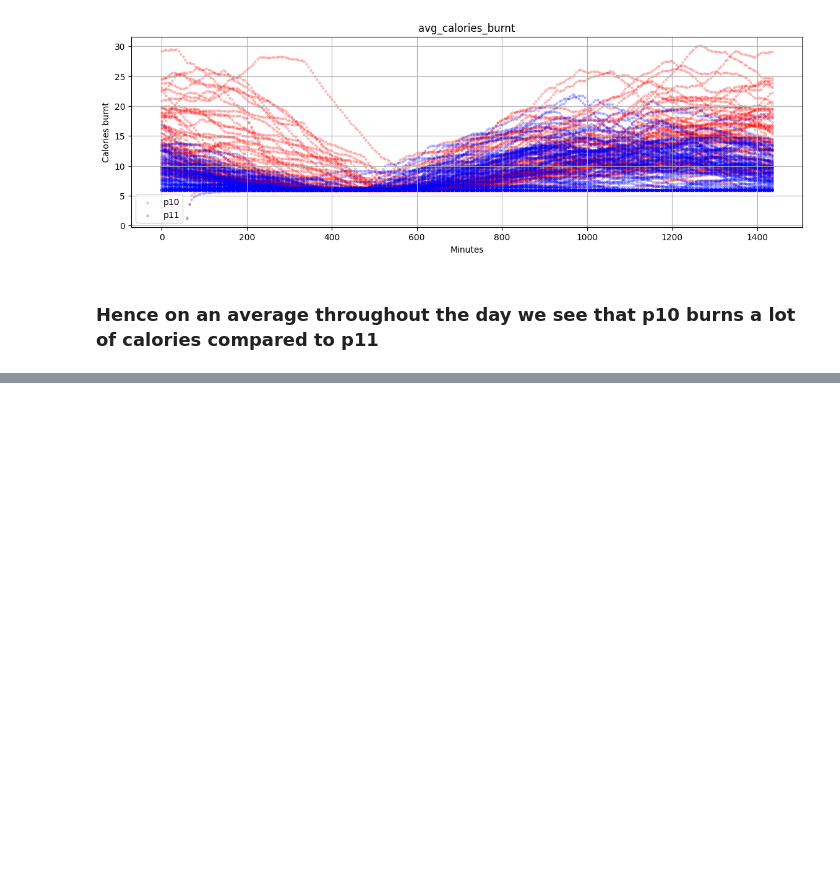
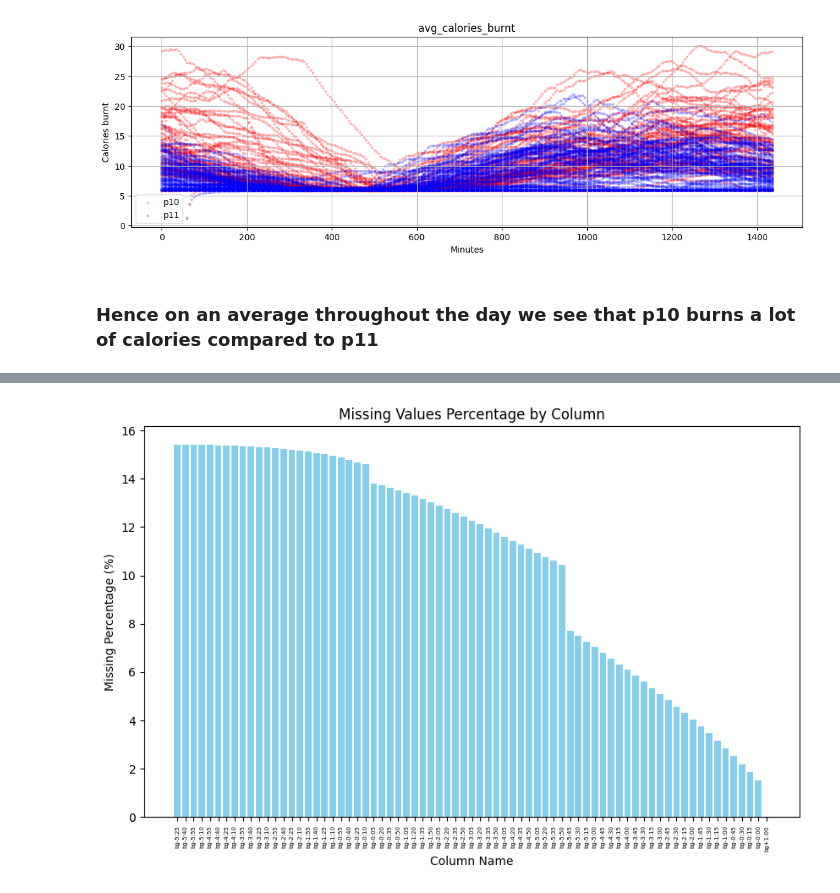
Before and after one commit to bhowmick1993/blood_glucose_prediction, a Jupyter notebook: src/notebooks/ab-brist1d-bgp-eda.ipynb, the cells around one changed output, grey strips where cells are left out. Cells and saved outputs as stored; diff of their text form; code cells hidden in the pictures; blank space fills up the shorter version.

```diff
--- a/src/notebooks/ab-brist1d-bgp-eda.ipynb
+++ b/src/notebooks/ab-brist1d-bgp-eda.ipynb
@@ -473,0 +481,15 @@ See the caveats in the documentation: https://pandas.pydata.org/pandas-docs/stab
+# %%
+# get the missing values column wise and plot them
+bg_columns = train_csv.filter(regex='^bg')
+missing_values = bg_columns.isnull().sum()
+total_rows = bg_columns.shape[0]
+missing_percentage = (missing_values / total_rows) * 100
+
+results_df = pd.DataFrame({'Column': missing_values.index,
+                          'Missing Values': missing_values.values,
+                          'Missing Percentage (%)': missing_percentage.values})
+
+results_df = results_df.sort_values(by='Missing Percentage (%)', ascending=False)
+mean_missing_values_bg = results_df["Missing Percentage (%)"].mean()
+print("Mean missing values : ", mean_missing_values_bg)
+print(results_df.head())
@@ -473,0 +504,11 @@ See the caveats in the documentation: https://pandas.pydata.org/pandas-docs/stab
+# %%
+import matplotlib.pyplot as plt
+plt.figure(figsize=(10, 6))
+plt.bar(results_df['Column'], results_df['Missing Percentage (%)'], color='skyblue')
+plt.xlabel('Column Name')
+plt.ylabel('Missing Percentage (%)')
+plt.title('Missing Values Percentage by Column')
+plt.xticks(rotation=90, fontsize=5)
+plt.show()
+# %% [output]
+[figure, added]
```
Also changed, not shown: parts of 22 cells of this notebook, 2 other files.
